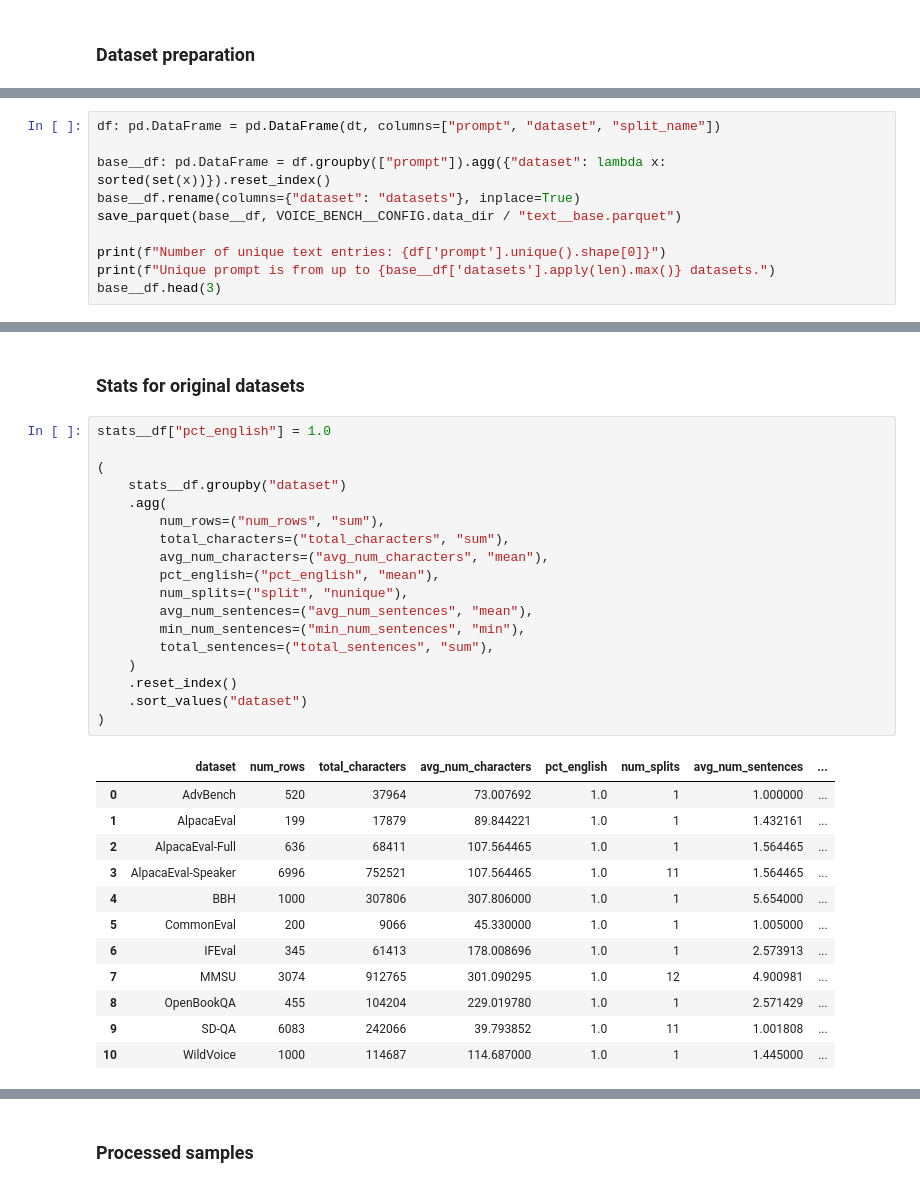
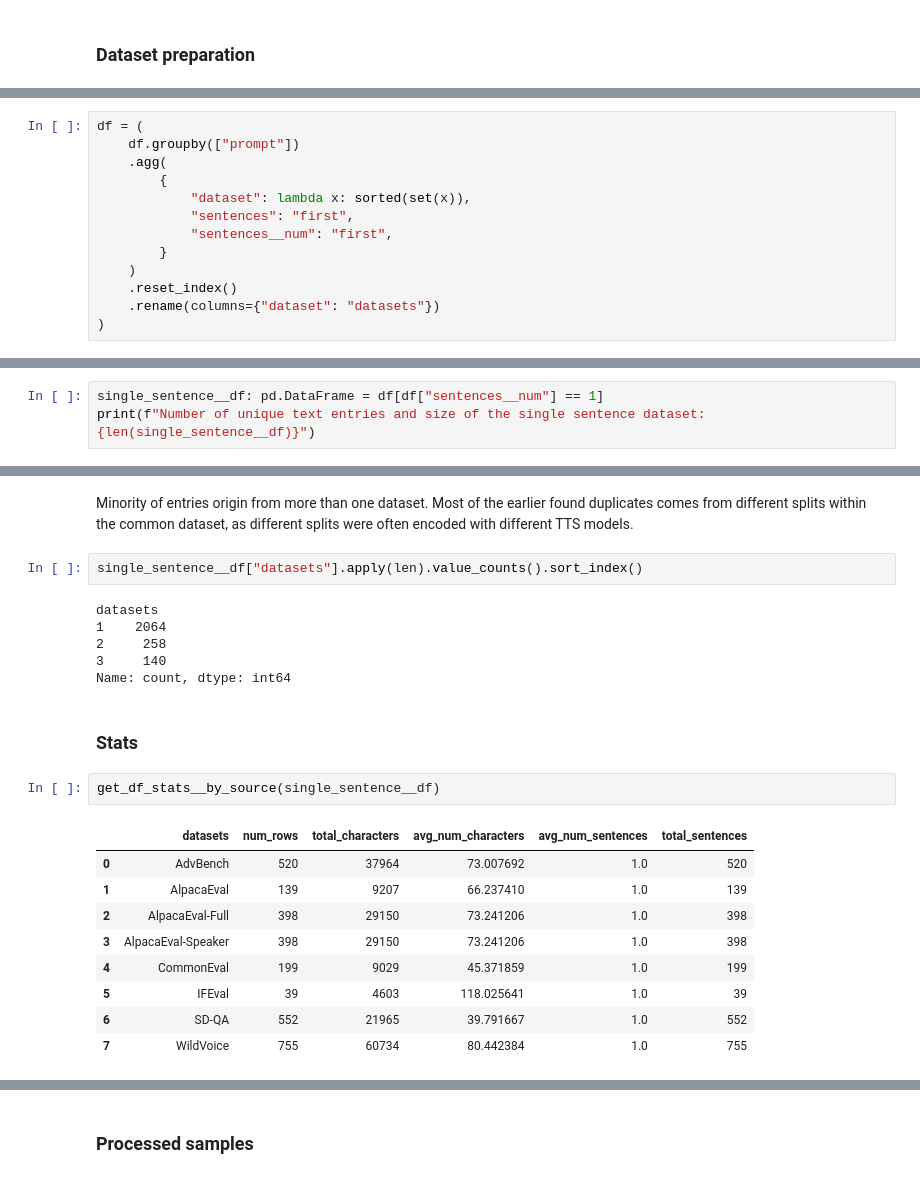
Before and after one commit to Pawlo77/MLLM-Shap, a Jupyter notebook: experiments/data_preparation/voice_bench.ipynb, the cells around one changed output, grey strips where cells are left out. Saved outputs shown, nothing was run; the diff lists cells and outputs as text.

Commit message:
feat(datasets): Refactored code and re-defined part of transformations for both datasets, as well as general idea behind them

```diff
--- a/experiments/data_preparation/voice_bench.ipynb
+++ b/experiments/data_preparation/voice_bench.ipynb
@@ -256,0 +287,13 @@ We can see that our english detection pipeline fails in some places, yet after o
+# %%
+df = (
+    df.groupby(["prompt"])
+    .agg(
+        {
+            "dataset": lambda x: sorted(set(x)),
+            "sentences": "first",
+            "sentences__num": "first",
+        }
+    )
+    .reset_index()
+    .rename(columns={"dataset": "datasets"})
+)
@@ -257,11 +304,4 @@ We can see that our english detection pipeline fails in some places, yet after o
 # %%
-df: pd.DataFrame = pd.DataFrame(dt, columns=["prompt", "dataset", "split_name"])
-
-base__df: pd.DataFrame = df.groupby(["prompt"]).agg({"dataset": lambda x: sorted(set(x))}).reset_index()
-base__df.rename(columns={"dataset": "datasets"}, inplace=True)
-save_parquet(base__df, VOICE_BENCH__CONFIG.data_dir / "text__base.parquet")
-
-print(f"Number of unique text entries: {df['prompt'].unique().shape[0]}")
-print(f"Unique prompt is from up to {base__df['datasets'].apply(len).max()} datasets.")
-base__df.head(3)
+single_sentence__df: pd.DataFrame = df[df["sentences__num"] == 1]
+print(f"Number of unique text entries and size of the single sentence dataset: {len(single_sentence__df)}")
 # %% [output]
@@ -274,34 +316,25 @@ Unique prompt is from up to 3 datasets.
+# %% [markdown]
+Minority of entries origin from more than one dataset. Most of the earlier found duplicates comes from different splits within the common dataset, as different splits were often encoded with different TTS models.
+# %%
+single_sentence__df["datasets"].apply(len).value_counts().sort_index()
+# %% [output]
+datasets
+1    2064
+2     258
+3     140
+Name: count, dtype: int64
 # %% [markdown]
-### Stats for original datasets
+### Stats
 # %%
-stats__df["pct_english"] = 1.0
-
-(
-    stats__df.groupby("dataset")
-    .agg(
-        num_rows=("num_rows", "sum"),
-        total_characters=("total_characters", "sum"),
-        avg_num_characters=("avg_num_characters", "mean"),
-        pct_english=("pct_english", "mean"),
-        num_splits=("split", "nunique"),
-        avg_num_sentences=("avg_num_sentences", "mean"),
-        min_num_sentences=("min_num_sentences", "min"),
-        total_sentences=("total_sentences", "sum"),
-    )
-    .reset_index()
-    .sort_values("dataset")
-)
+get_df_stats__by_source(single_sentence__df)
 # %% [output]
-|  | dataset | num_rows | total_characters | avg_num_characters | pct_english | num_splits | avg_num_sentences | ... |
-| 0 | AdvBench | 520 | 37964 | 73.007692 | 1.0 | 1 | 1.000000 | ... |
-| 1 | AlpacaEval | 199 | 17879 | 89.844221 | 1.0 | 1 | 1.432161 | ... |
-| 2 | AlpacaEval-Full | 636 | 68411 | 107.564465 | 1.0 | 1 | 1.564465 | ... |
-| 3 | AlpacaEval-Speaker | 6996 | 752521 | 107.564465 | 1.0 | 11 | 1.564465 | ... |
-| 4 | BBH | 1000 | 307806 | 307.806000 | 1.0 | 1 | 5.654000 | ... |
-| 5 | CommonEval | 200 | 9066 | 45.330000 | 1.0 | 1 | 1.005000 | ... |
-| 6 | IFEval | 345 | 61413 | 178.008696 | 1.0 | 1 | 2.573913 | ... |
-| 7 | MMSU | 3074 | 912765 | 301.090295 | 1.0 | 12 | 4.900981 | ... |
-| 8 | OpenBookQA | 455 | 104204 | 229.019780 | 1.0 | 1 | 2.571429 | ... |
-| 9 | SD-QA | 6083 | 242066 | 39.793852 | 1.0 | 11 | 1.001808 | ... |
-| 10 | WildVoice | 1000 | 114687 | 114.687000 | 1.0 | 1 | 1.445000 | ... |
+|  | datasets | num_rows | total_characters | avg_num_characters | avg_num_sentences | total_sentences |
+| 0 | AdvBench | 520 | 37964 | 73.007692 | 1.0 | 520 |
+| 1 | AlpacaEval | 139 | 9207 | 66.237410 | 1.0 | 139 |
+| 2 | AlpacaEval-Full | 398 | 29150 | 73.241206 | 1.0 | 398 |
+| 3 | AlpacaEval-Speaker | 398 | 29150 | 73.241206 | 1.0 | 398 |
+| 4 | CommonEval | 199 | 9029 | 45.371859 | 1.0 | 199 |
+| 5 | IFEval | 39 | 4603 | 118.025641 | 1.0 | 39 |
+| 6 | SD-QA | 552 | 21965 | 39.791667 | 1.0 | 552 |
+| 7 | WildVoice | 755 | 60734 | 80.442384 | 1.0 | 755 |
 # %%
```
Also changed, not shown: parts of 61 cells of this notebook, 7 other files.
